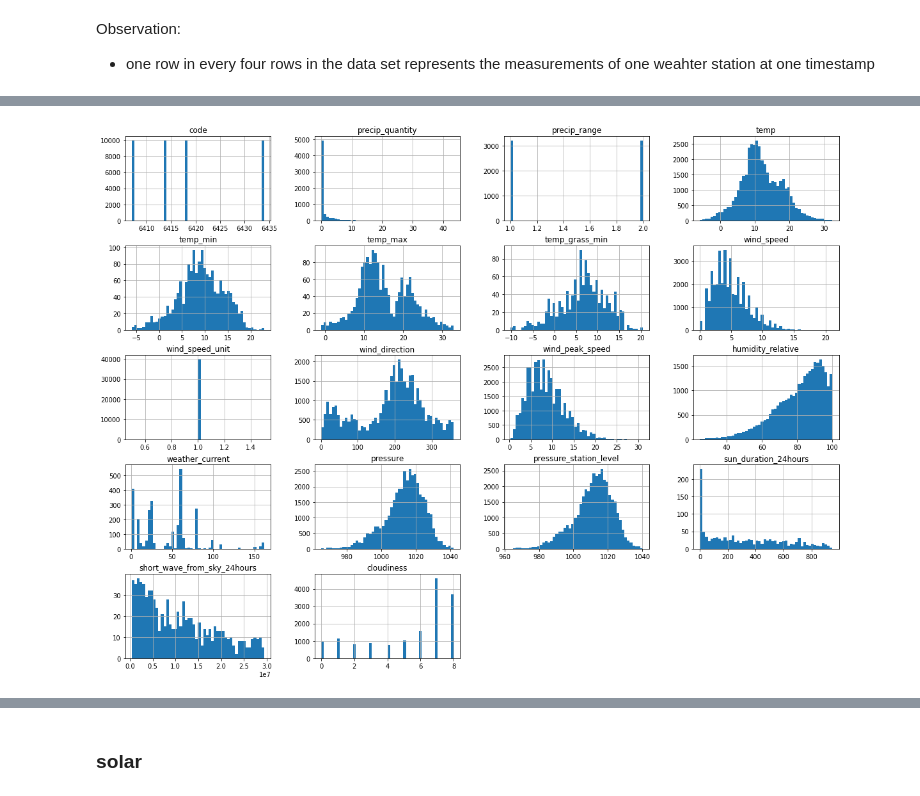
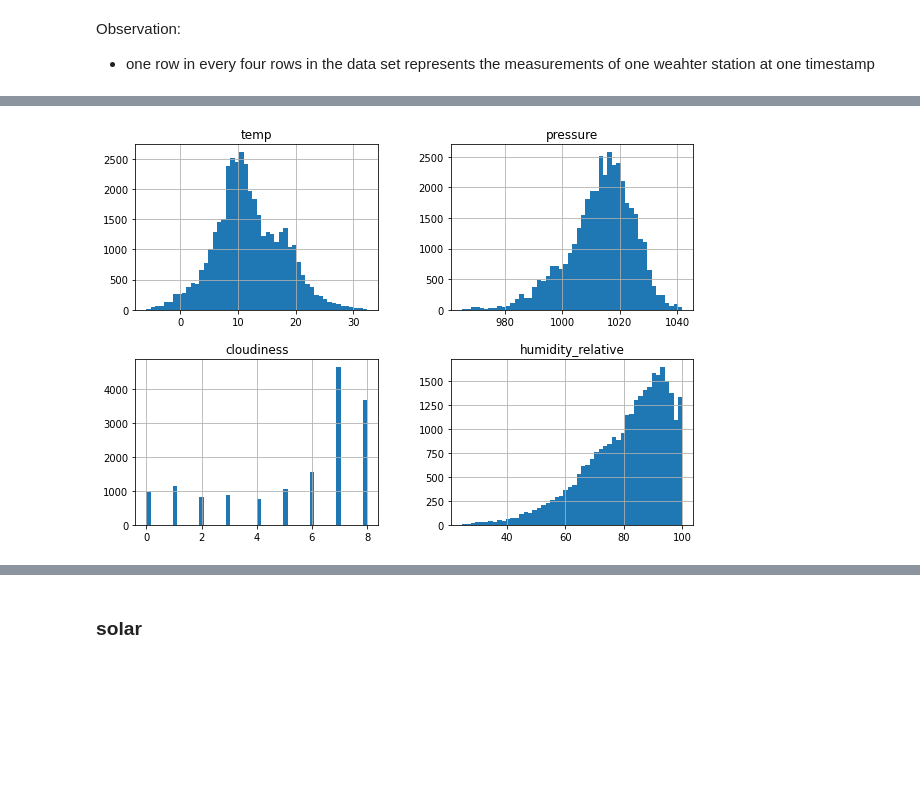
Before and after one commit to JulesGoubert/solar, a Jupyter notebook: solar.ipynb, the cells around one changed output, grey strips where cells are left out. Cells and saved outputs as stored; diff of their text form; code cells hidden in the pictures; blank space fills up the shorter version.

```diff
--- a/solar.ipynb
+++ b/solar.ipynb
@@ -28,5 +28,8 @@ from joblib import dump
 # %%
 # weather data
 weather = pd.read_csv('data/weather.csv')
+# keep only useful columns
+columns = ["timestamp", "temp", "pressure", "cloudiness", "humidity_relative"]
+weather = weather[columns]
 weather.head()
 # %% [output]
@@ -146,5 +110,5 @@ weather.describe()
 # %%
-weather.hist(bins=50, figsize=(20,15))
+weather.hist(bins=50, figsize=(10,7))
 plt.show()
 # %% [output]
-[figure, old version]
+[figure, new version]
```
Also changed, not shown: parts of 65 cells of this notebook, 6 other files.
